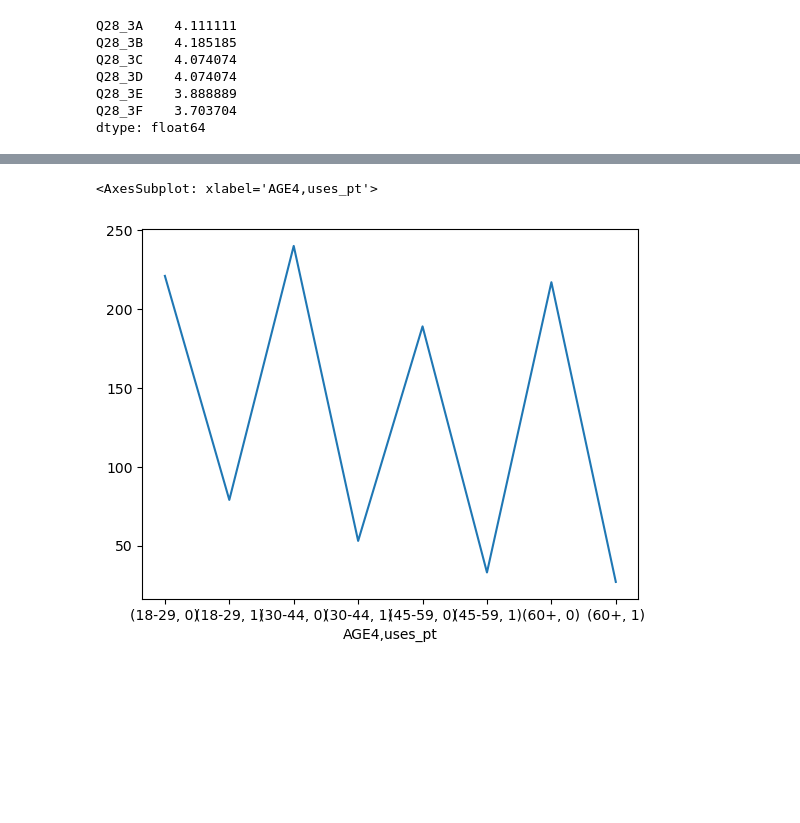
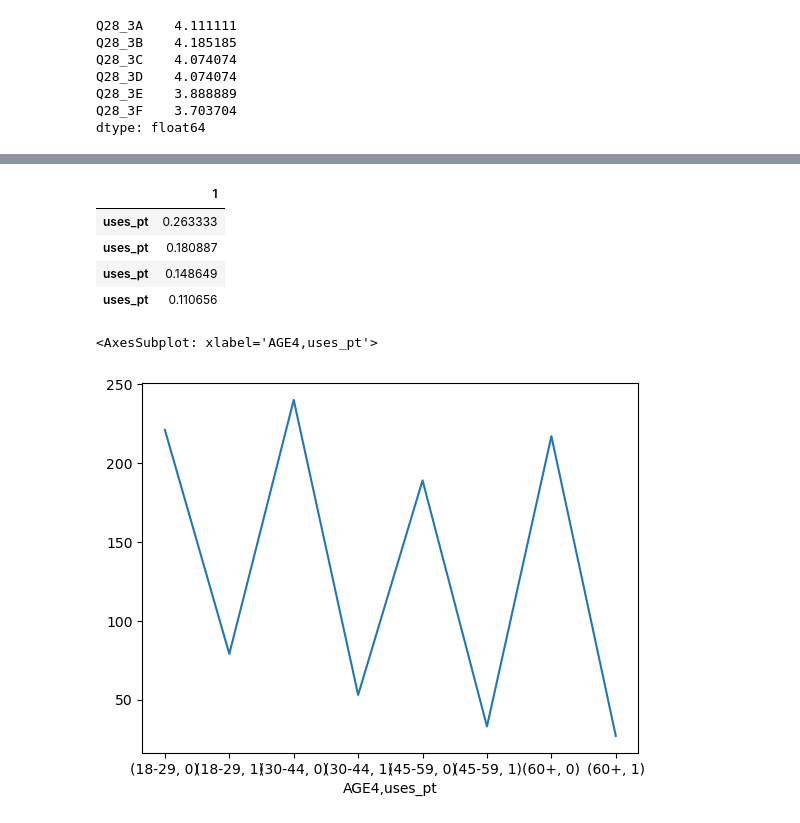
Before and after one commit to matthewasloan95/social-isolation-transportation, a Jupyter notebook: Cleaning-and-EDA.ipynb, the cells around one changed output, grey strips where cells are left out. Drawn from its saved outputs; the diff is of its cells as text; code cells hidden in the pictures; blank space fills up the shorter version.

```diff
--- a/Cleaning-and-EDA.ipynb
+++ b/Cleaning-and-EDA.ipynb
@@ -477,4 +456,12 @@ Name: uses_pt, dtype: int64
 [figure]
+# %%
+age_groups
+# %% [output]
+|  | 1 |
+| uses_pt | 0.263333 |
+| uses_pt | 0.180887 |
+| uses_pt | 0.148649 |
+| uses_pt | 0.110656 |
 # %%
 df_clean.groupby('AGE4')['uses_pt'].value_counts().plot(kind='line')
 # %% [output]
```
Also changed, not shown: parts of 9 cells of this notebook.
